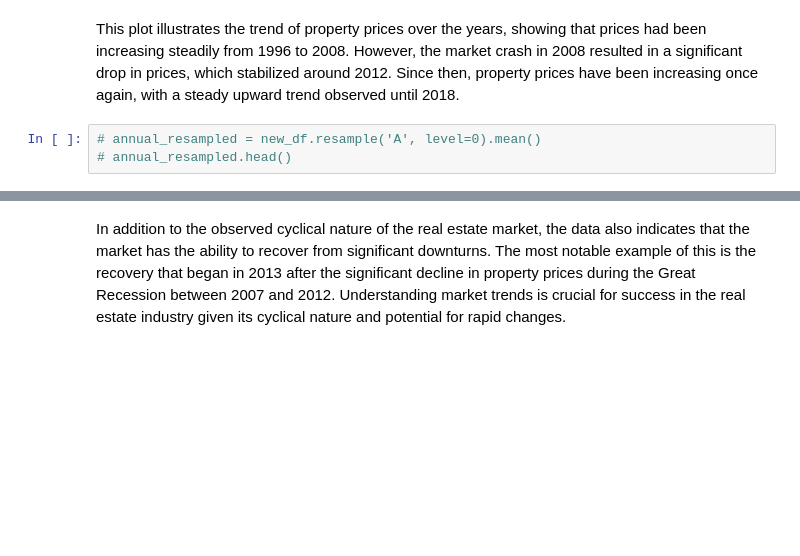
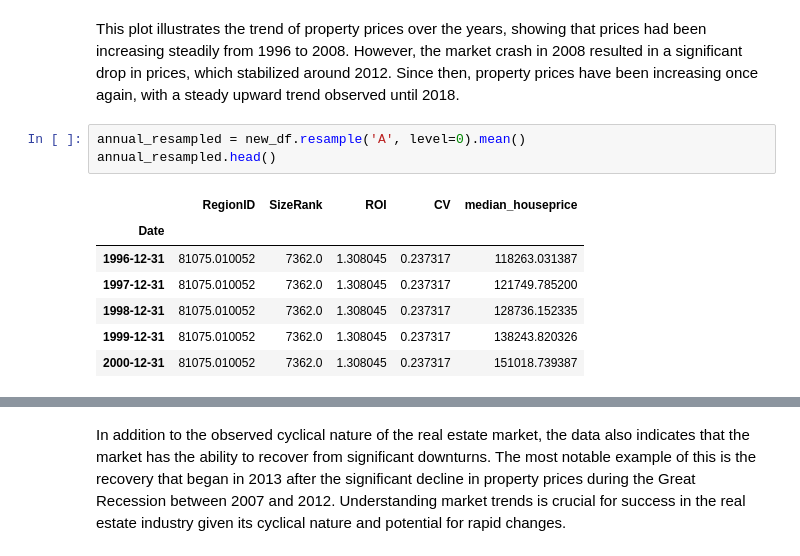
Before and after one commit to HMWIAM/P13, a Jupyter notebook: A. Main/index.ipynb, the cells around one changed output, grey strips where cells are left out. Saved outputs shown, nothing was run; the diff lists cells and outputs as text; blank space fills up the shorter version.

```diff
--- a/A. Main/index.ipynb
+++ b/A. Main/index.ipynb
@@ -732,6 +734,14 @@ resampled = new_df.resample('M', level=0).sum()
 # %% [markdown]
 This plot illustrates the trend of property prices over the years, showing that prices had been increasing steadily from 1996 to 2008. However, the market crash in 2008 resulted in a significant drop in prices, which stabilized around 2012. Since then, property prices have been increasing once again, with a steady upward trend observed until 2018.
 # %%
-# annual_resampled = new_df.resample('A', level=0).mean()
-# annual_resampled.head()
+annual_resampled = new_df.resample('A', level=0).mean()
+annual_resampled.head()
+# %% [output]
+|  | RegionID | SizeRank | ROI | CV | median_houseprice |
+| Date |  |  |  |  |  |
+| 1996-12-31 | 81075.010052 | 7362.0 | 1.308045 | 0.237317 | 118263.031387 |
+| 1997-12-31 | 81075.010052 | 7362.0 | 1.308045 | 0.237317 | 121749.785200 |
+| 1998-12-31 | 81075.010052 | 7362.0 | 1.308045 | 0.237317 | 128736.152335 |
+| 1999-12-31 | 81075.010052 | 7362.0 | 1.308045 | 0.237317 | 138243.820326 |
+| 2000-12-31 | 81075.010052 | 7362.0 | 1.308045 | 0.237317 | 151018.739387 |
 # %%
```
Also changed, not shown: parts of 2 cells of this notebook.
